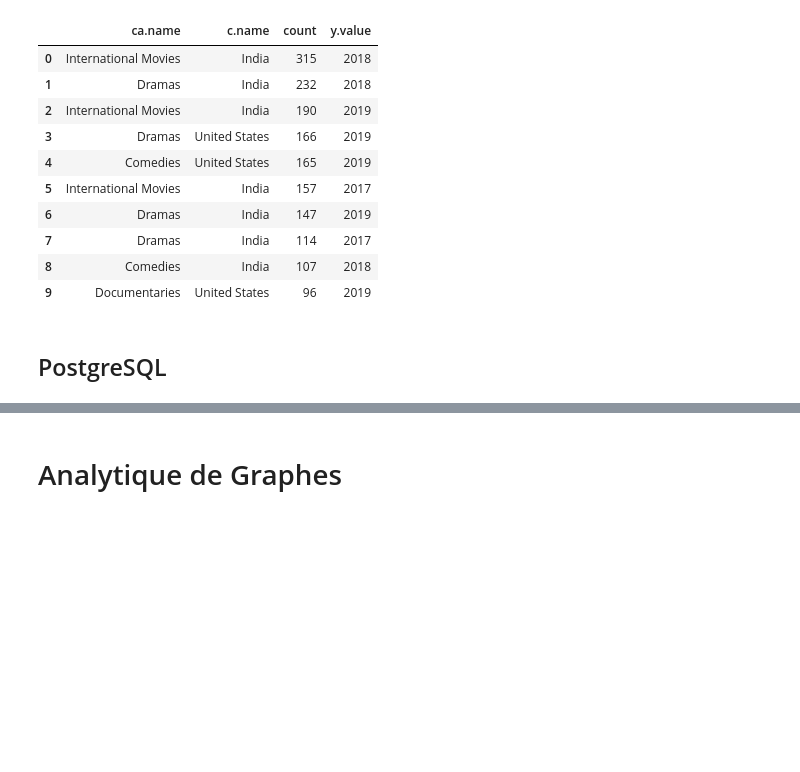
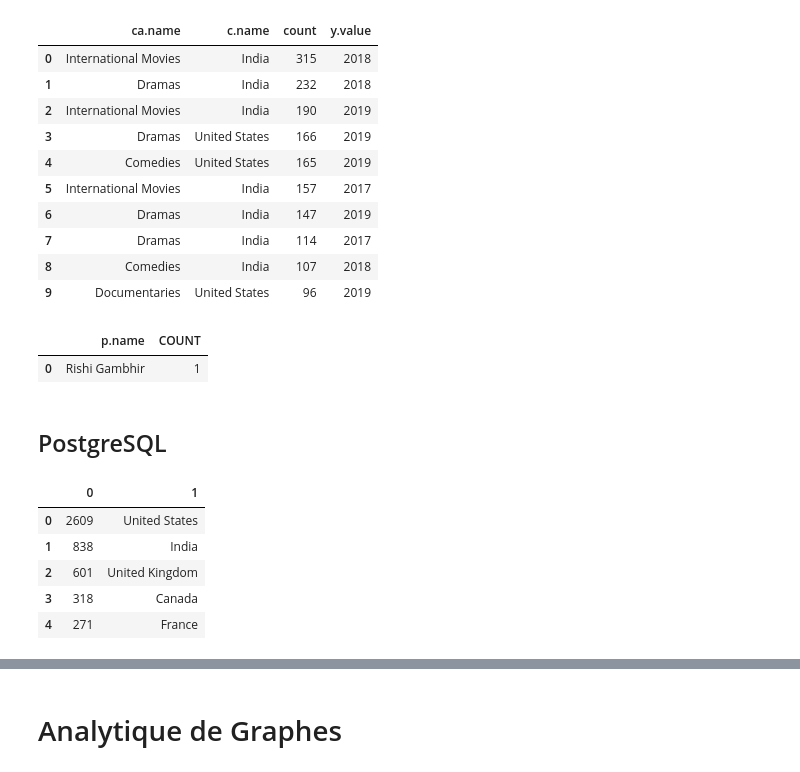
Before and after one commit to Alastrael/comparaison-neo-postgres-netflix, a Jupyter notebook: projet.ipynb, the cells around one changed output, grey strips where cells are left out. Drawn from its saved outputs; the diff is of its cells as text; code cells hidden in the pictures; blank space fills up the shorter version.

```diff
--- a/projet.ipynb
+++ b/projet.ipynb
@@ -1282,5 +1260,16 @@ df_nine
 | 7 | Dramas | India | 114 | 2017 |
 | 8 | Comedies | India | 107 | 2018 |
 | 9 | Documentaries | United States | 96 | 2019 |
+# %%
+ten_request = """
+MATCH (p:Person)-[:ACTED_IN]-(m:Movie) RETURN p.name,
+COUNT(*) as COUNT ORDER BY COUNT LIMIT 1;
+"""
+df_ten = graph.run(ten_request).to_data_frame()
+df_ten.head()
+# L'acteur qui a joué dans le moins de films
+# %% [output]
+|  | p.name | COUNT |
+| 0 | Rishi Gambhir | 1 |
 # %% [markdown]
 ## PostgreSQL
@@ -1290,0 +1276,19 @@ df_nine
+# %%
+cur.execute("""
+WITH RECURSIVE t(r, pays) AS (
+    VALUES (-1, -1)
+  UNION ALL
+    SELECT movies.id, country_id FROM movies join movies_countries on movies.id = movies_countries.movies_id
+)
+SELECT count(r) as number_of_movies, name FROM t join countries on pays = id_country group by name
+order by number_of_movies desc;
+""")
+df_postgres = pd.DataFrame(data=cur.fetchall())
+df_postgres.head()
+# %% [output]
+|  | 0 | 1 |
+| 0 | 2609 | United States |
+| 1 | 838 | India |
+| 2 | 601 | United Kingdom |
+| 3 | 318 | Canada |
+| 4 | 271 | France |
```
Also changed, not shown: parts of 14 cells of this notebook.
